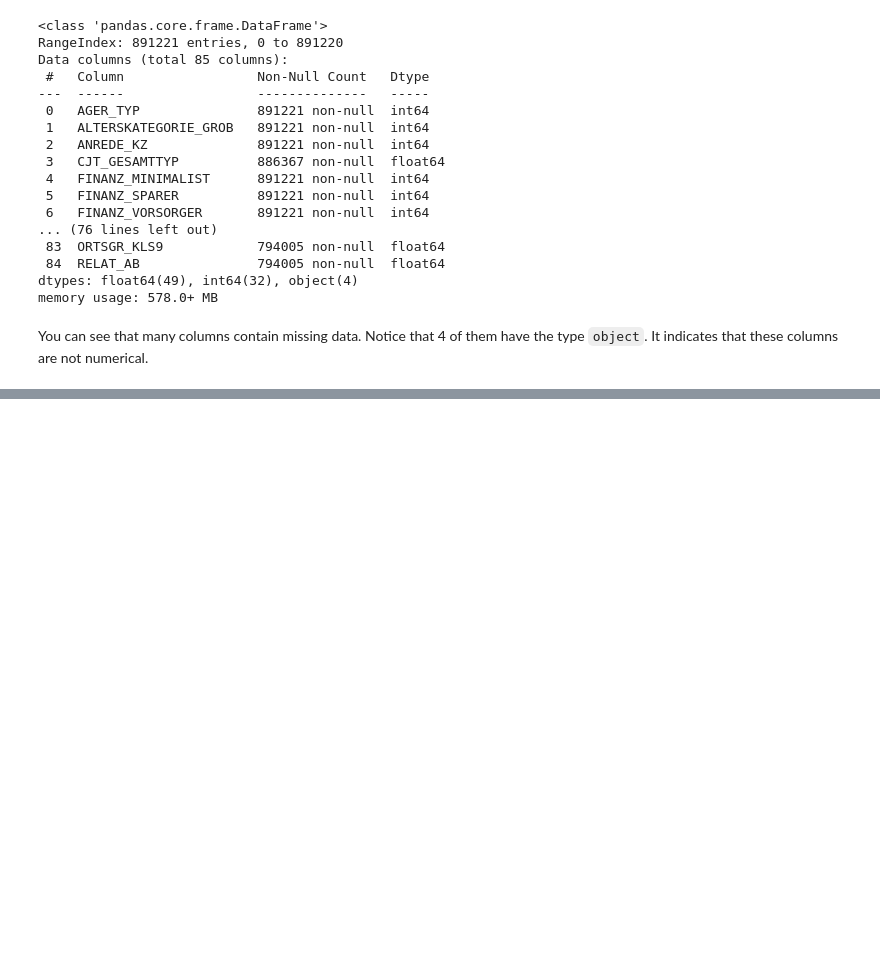
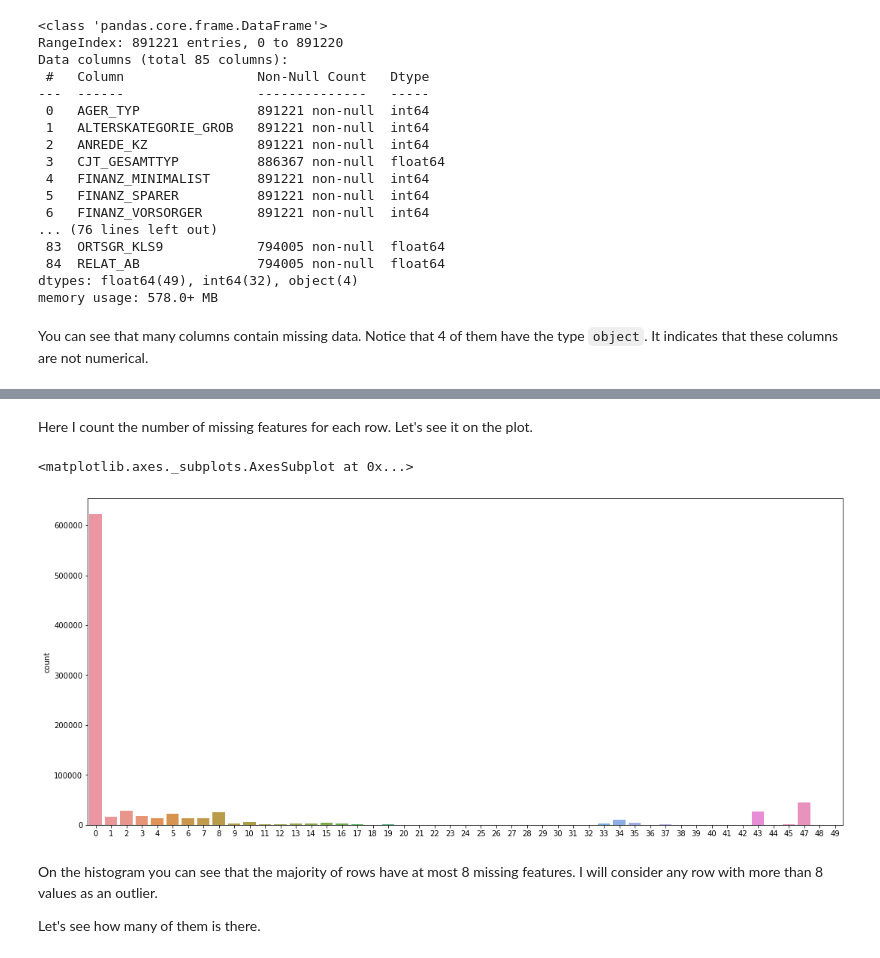
Before and after one commit to vicksam/customer-segments, a Jupyter notebook: customer_segments.ipynb, the cells around one changed output, grey strips where cells are left out. Saved outputs shown, nothing was run; the diff lists cells and outputs as text; code cells hidden in the pictures; blank space fills up the shorter version.

```diff
--- a/customer_segments.ipynb
+++ b/customer_segments.ipynb
@@ -97,0 +231,7 @@ You can see that many columns contain missing data. Notice that 4 of them have t
+# %%
+# Count proportion of missing features in each row
+def get_missing_row_counts(dataset):
+    return dataset.isnull().sum(axis = 1)
+
+# See the result
+get_missing_row_counts(azdias)
@@ -97,0 +251,13 @@ You can see that many columns contain missing data. Notice that 4 of them have t
+# %% [markdown]
+Here I count the number of missing features for each row. Let's see it on the plot.
+# %%
+# Draw a histogram of number of missing features vs number of rows
+plt.figure(figsize = (18, 8))
+sns.countplot(get_missing_row_counts(azdias))
+# %% [output]
+<matplotlib.axes._subplots.AxesSubplot at 0x...>
+[figure, added]
+# %% [markdown]
+On the histogram you can see that the majority of rows have at most 8 missing features. I will consider any row with more than 8 values as an outlier.
+
+Let's see how many of them is there.
```
Also changed, not shown: parts of 73 cells of this notebook, 1 other file.
